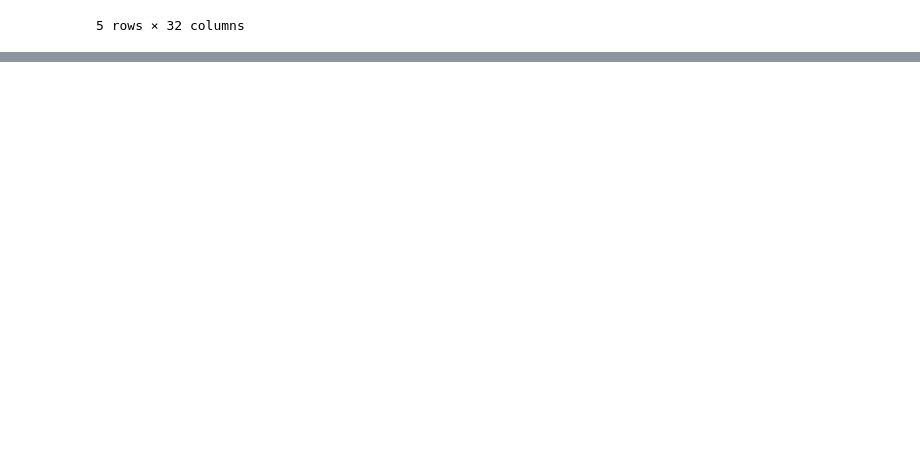
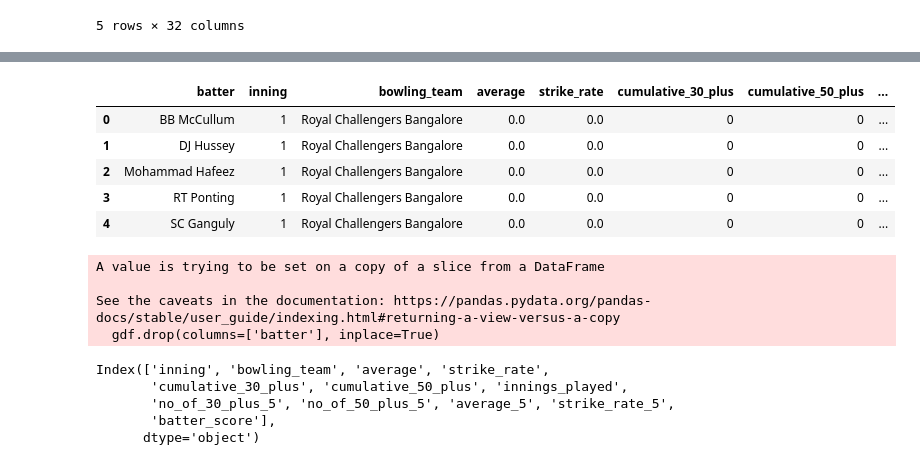
Before and after one commit to depleur/cricforecast, a Jupyter notebook: new_features.ipynb, the cells around one changed output, grey strips where cells are left out. Drawn from its saved outputs; the diff is of its cells as text; code cells hidden in the pictures; blank space fills up the shorter version.

Commit message:
model_test

```diff
--- a/new_features.ipynb
+++ b/new_features.ipynb
@@ -397,0 +417,33 @@ df.tail()
+# %%
+model_df = pd.DataFrame()
+#model_df[['batter', 'inning', 'bowling_team', 'consistency', 'form', 'batter_score']] = df[['batter','inning', 'bowling_team', 'consistency', 'form', 'batter_score']]
+model_df[['batter', 'inning', 'bowling_team', 'average', 'strike_rate', 'cumulative_30_plus', 'cumulative_50_plus', 'innings_played', 'no_of_30_plus_5', 'no_of_50_plus_5', 'average_5',
+          'strike_rate_5', 'batter_score']] = df[['batter', 'inning', 'bowling_team', 'average',
+       'strike_rate', 'cumulative_30_plus', 'cumulative_50_plus',
+       'innings_played', 'no_of_30_plus_5', 'no_of_50_plus_5', 'average_5',
+       'strike_rate_5', 'batter_score']]
+model_df.head()
+# %% [output]
+|  | batter | inning | bowling_team | average | strike_rate | cumulative_30_plus | cumulative_50_plus | ... |
+| 0 | BB McCullum | 1 | Royal Challengers Bangalore | 0.0 | 0.0 | 0 | 0 | ... |
+| 1 | DJ Hussey | 1 | Royal Challengers Bangalore | 0.0 | 0.0 | 0 | 0 | ... |
+| 2 | Mohammad Hafeez | 1 | Royal Challengers Bangalore | 0.0 | 0.0 | 0 | 0 | ... |
+| 3 | RT Ponting | 1 | Royal Challengers Bangalore | 0.0 | 0.0 | 0 | 0 | ... |
+| 4 | SC Ganguly | 1 | Royal Challengers Bangalore | 0.0 | 0.0 | 0 | 0 | ... |
+# %%
+player = 'V Kohli'
+gdf = model_df[model_df['batter'] == player]
+gdf.drop(columns=['batter'], inplace=True)
+# %% [output]
+A value is trying to be set on a copy of a slice from a DataFrame
+
+See the caveats in the documentation: https://pandas.pydata.org/pandas-docs/stable/user_guide/indexing.html#returning-a-view-versus-a-copy
+  gdf.drop(columns=['batter'], inplace=True)
+# %%
+gdf.columns
+# %% [output]
+Index(['inning', 'bowling_team', 'average', 'strike_rate',
+       'cumulative_30_plus', 'cumulative_50_plus', 'innings_played',
+       'no_of_30_plus_5', 'no_of_50_plus_5', 'average_5', 'strike_rate_5',
+       'batter_score'],
+      dtype='object')
```
Also changed, not shown: parts of 20 cells of this notebook.
